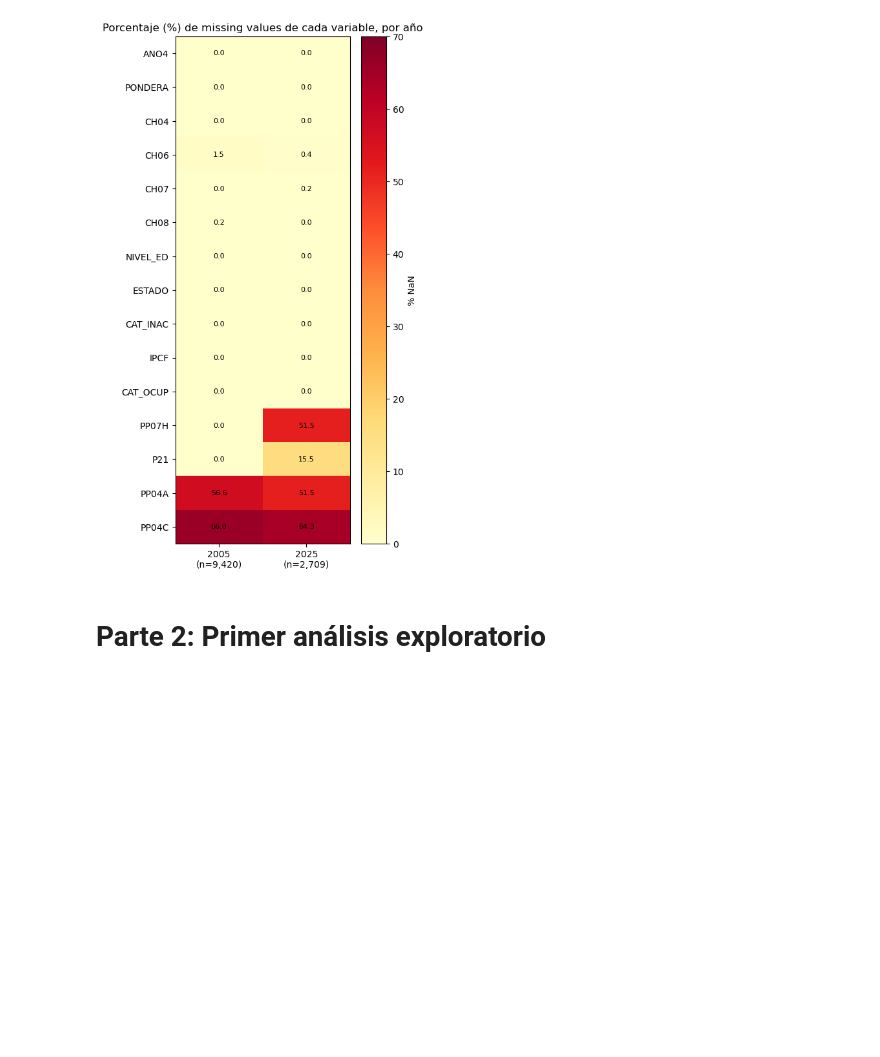
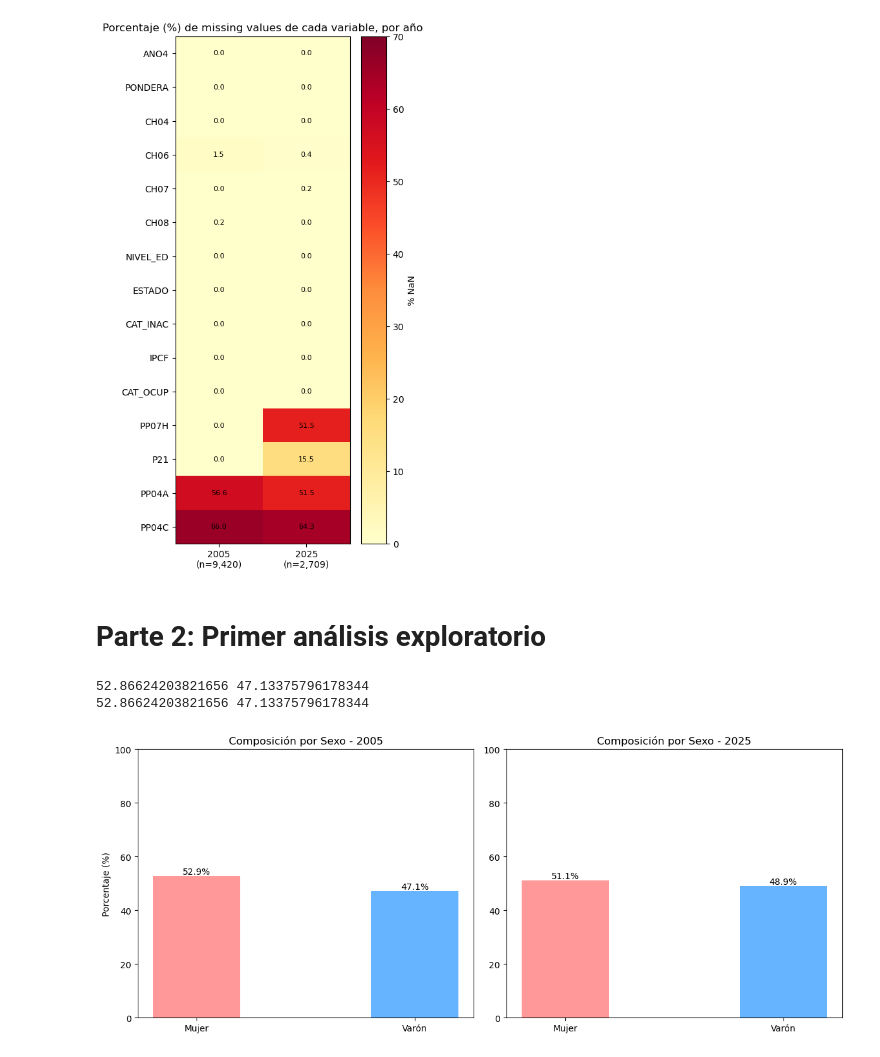
Before and after one commit to MariaFlorenciaPascale/E337_Grupo1, a Jupyter notebook: TP1/E337_Grupo1_TP1.ipynb, the cells around one changed output. Drawn from its saved outputs; the diff is of its cells as text; code cells hidden in the pictures; blank space fills up the shorter version.

Commit message:
Gráfico composición por sexo
Co-Authored-By: coni <265134281+coniefkhanian@users.noreply.github.com>

```diff
--- a/TP1/E337_Grupo1_TP1.ipynb
+++ b/TP1/E337_Grupo1_TP1.ipynb
@@ -365,4 +365,61 @@ Name: count, dtype: int64
 # %% [markdown]
 # Parte 2: Primer análisis exploratorio
 # %%
-# Gráfico de barras por sexo
+# Ejercicio 3: Gráfico de barras por sexo.
+
+sexo = ["Mujer", "Varón"]
+
+dataf_2005 = df_eph_GBA[df_eph_GBA['ANO4'] == 2005]
+
+dataf_2025 = df_eph_GBA[df_eph_GBA['ANO4'] == 2025]
+
+# Sacamos proporción de varones y de mujeres en el 2005:
+
+pct_mujeres_2005 = (dataf_2005['CH04'] == 2).sum() / len(dataf_2005) * 100
+
+pct_varones_2005 = 100 - pct_mujeres_2005
+
+print(pct_mujeres_2005, pct_varones_2005)
+
+# Sacamos proporción de varones y de mujeres en el 2025:
+
+pct_mujeres_2025 = (dataf_2025['CH04'] == 2).sum() / len(dataf_2025) * 100
+
+pct_varones_2025 = 100 - pct_mujeres_2025
+
+print(pct_mujeres_2005, pct_varones_2005)
+
+# Realizamos dos gráficos de barras conjuntos
+datos_sex_05 = [pct_mujeres_2005, pct_varones_2005]
+
+datos_sex_25 = [pct_mujeres_2025, pct_varones_2025]
+
+colores = ['#ff9999','#66b3ff']
+
+fig, ax = plt.subplots(1, 2, figsize=(12, 5))
+
+### Gráfico 2005
+ax[0].bar(sexo, datos_sex_05, color=colores, width=0.4)
+ax[0].set_title('Composición por Sexo - 2005')
+ax[0].set_ylabel('Porcentaje (%)')
+ax[0].set_ylim(0, 100)
+
+### Gráfico 2025
+ax[1].bar(sexo, datos_sex_25, color=colores, width=0.4)
+ax[1].set_title('Composición por Sexo - 2025')
+ax[1].set_ylim(0, 100)
+
+for i in range(2):
+    for bar in ax[i].patches:
+        ax[i].annotate(f'{bar.get_height():.1f}%',
+                       (bar.get_x() + bar.get_width() / 2, bar.get_height()),
+                       ha='center', va='bottom')
+plt.tight_layout(pad=2.0)
+plt.savefig('ComposiciónSexo.png', bbox_inches='tight', dpi=300)
+
+plt.tight_layout()
+plt.show()
+# %% [output]
+52.86624203821656 47.13375796178344
+52.86624203821656 47.13375796178344
+[figure, added]
```
Also changed, not shown: parts of 1 cell of this notebook, 2 other files.
